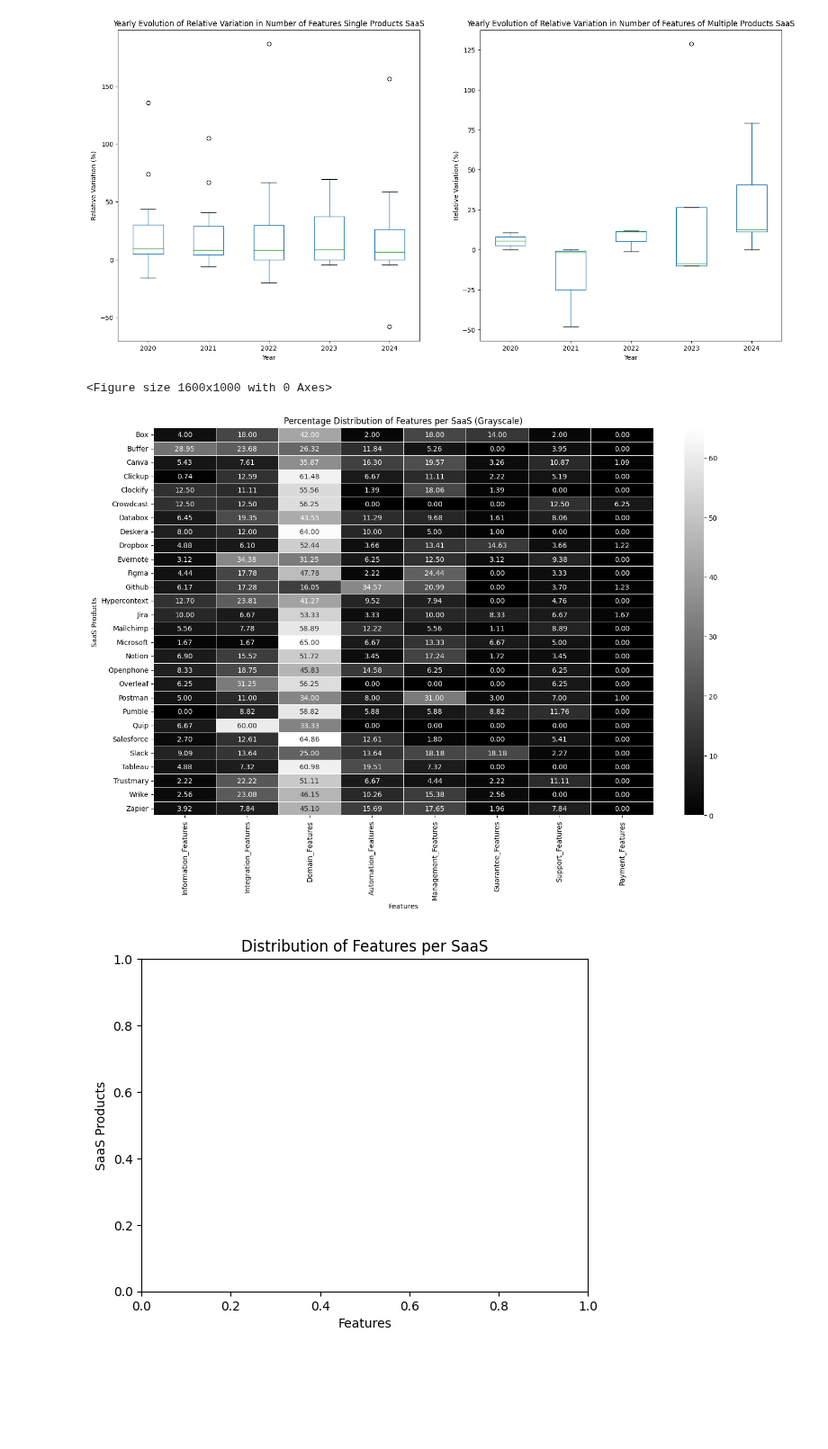
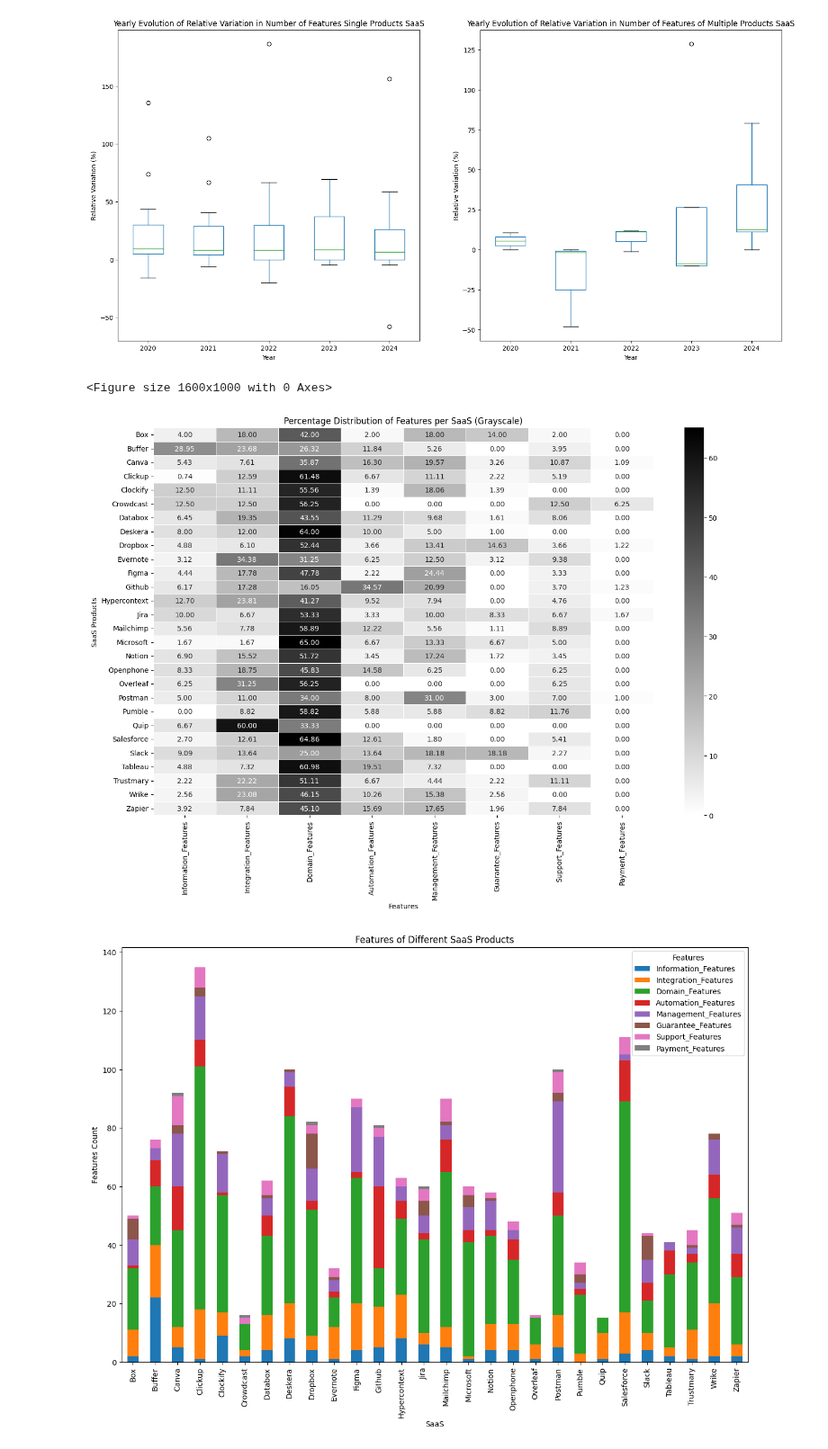
Before and after one commit to isa-group/SaaS-analysis, a Jupyter notebook: scripts/analytics/figures.ipynb, the cells around one changed output. Shown at 90% size. Saved outputs shown, nothing was run; the diff lists cells and outputs as text; code cells hidden in the pictures; blank space fills up the shorter version.

Commit message:
Additional Figures

```diff
--- a/scripts/analytics/figures.ipynb
+++ b/scripts/analytics/figures.ipynb
@@ -757,33 +757,33 @@ AMOUNT OF MULTIPLE PRODUCT SAAS: 6
 # %%
 import seaborn as sns
 plt.figure(figsize=(16, 10))
 
 # Create the heatmap
 df_percent = features_df.set_index('Saas').div(features_df.set_index('Saas').sum(axis=1), axis=0) * 100
 
 # Set the figure size for better readability
 plt.figure(figsize=(16, 10))
 
 # Create the heatmap in grayscale
-sns.heatmap(df_percent, annot=True, cmap='gray', linewidths=.5, fmt=".2f")
+sns.heatmap(df_percent, annot=True, cmap='gray_r', linewidths=.5, fmt=".2f")
 
 # Set the title and labels
 plt.title('Percentage Distribution of Features per SaaS (Grayscale)')
 plt.xlabel('Features')
 plt.ylabel('SaaS Products')
 
 # Display the heatmap
 plt.show()
 
 
 # Bar plot of features
 features_df.set_index('Saas').plot(kind='bar', stacked=True, figsize=(15, 10))
 plt.title('Features of Different SaaS Products')
 plt.xlabel('SaaS')
 plt.ylabel('Features Count')
 plt.legend(title='Features')
 plt.show()
 # %% [output]
 <Figure size 1600x1000 with 0 Axes>
-[figure, old version]
+[figure, new version]
-[figure, old version]
+[figure, new version]
```
Also changed, not shown: parts of 2 cells of this notebook.
